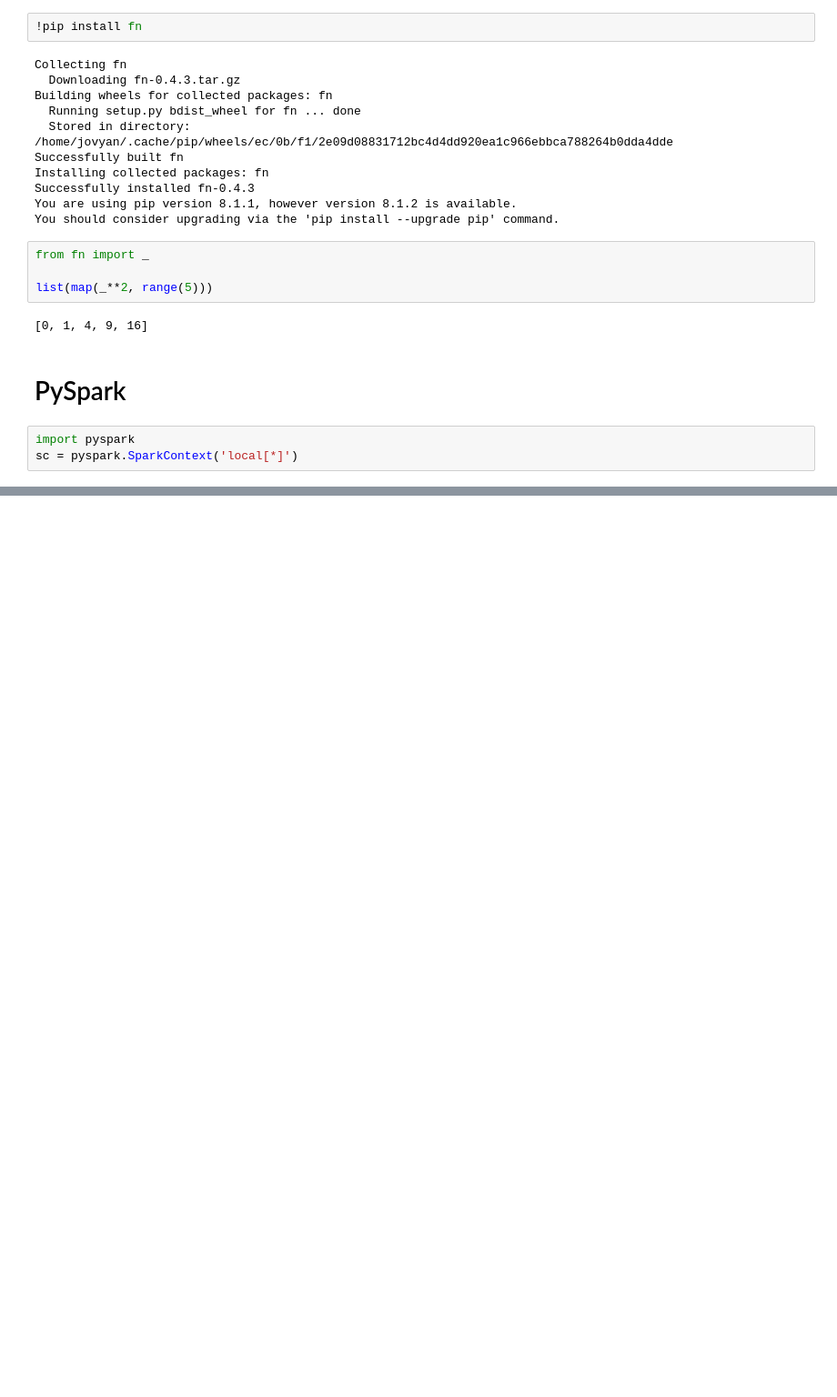
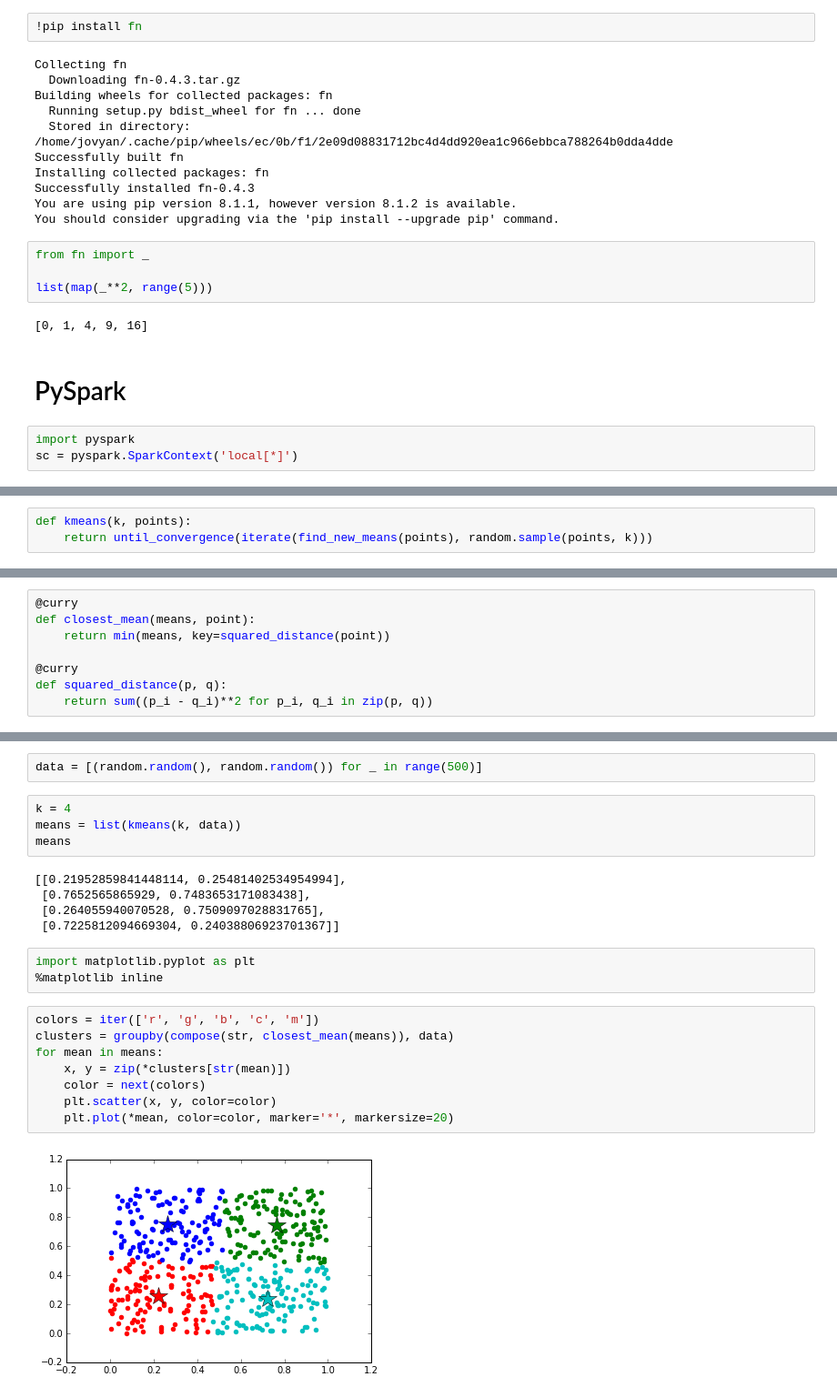
Before and after one commit to kirel/functional-python, a Jupyter notebook: functional-python.ipynb, the cells around one changed output, grey strips where cells are left out. Shown: that part at 91% size. Drawn from its saved outputs; the diff is of its cells as text; blank space fills up the shorter version.

Commit message:
Add k-means example and shuffle things around

```diff
--- a/functional-python.ipynb
+++ b/functional-python.ipynb
@@ -202,0 +209,3 @@ Pi is roughly 3.141556
+# %%
+def kmeans(k, points):
+    return until_convergence(iterate(find_new_means(points), random.sample(points, k)))
@@ -202,0 +218,8 @@ Pi is roughly 3.141556
+# %%
+@curry
+def closest_mean(means, point):
+    return min(means, key=squared_distance(point))
+
+@curry
+def squared_distance(p, q):
+    return sum((p_i - q_i)**2 for p_i, q_i in zip(p, q))
@@ -202,0 +240,24 @@ Pi is roughly 3.141556
+# %%
+data = [(random.random(), random.random()) for _ in range(500)]
+# %%
+k = 4
+means = list(kmeans(k, data))
+means
+# %% [output]
+[[0.21952859841448114, 0.25481402534954994],
+ [0.7652565865929, 0.7483653171083438],
+ [0.264055940070528, 0.7509097028831765],
+ [0.7225812094669304, 0.24038806923701367]]
+# %%
+import matplotlib.pyplot as plt
+%matplotlib inline
+# %%
+colors = iter(['r', 'g', 'b', 'c', 'm'])
+clusters = groupby(compose(str, closest_mean(means)), data)
+for mean in means:
+    x, y = zip(*clusters[str(mean)])
+    color = next(colors)
+    plt.scatter(x, y, color=color)
+    plt.plot(*mean, color=color, marker='*', markersize=20)
+# %% [output]
+[figure, added]
```
Also changed, not shown: parts of 8 cells of this notebook, 2 other files.
